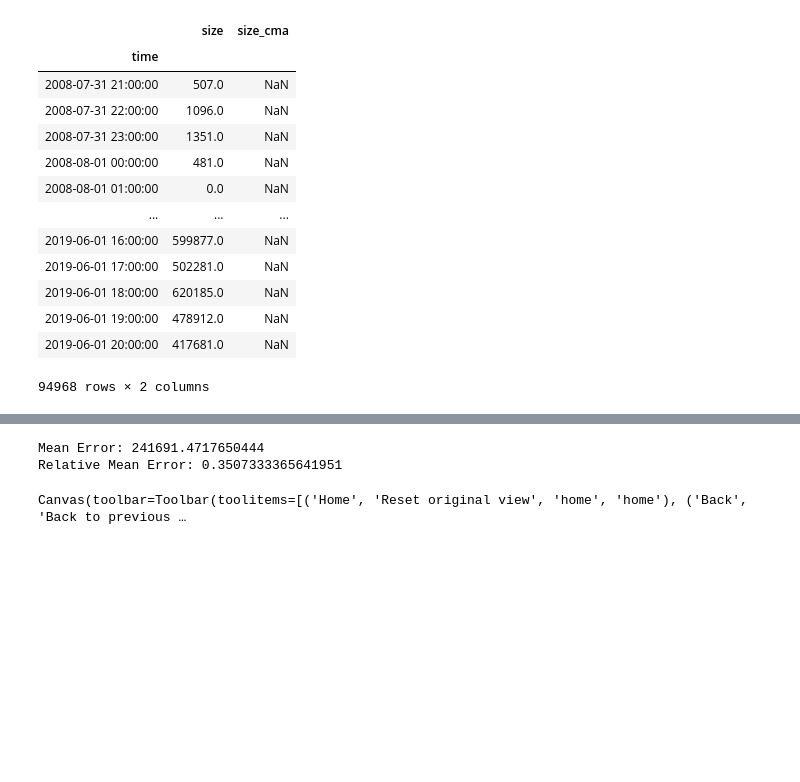
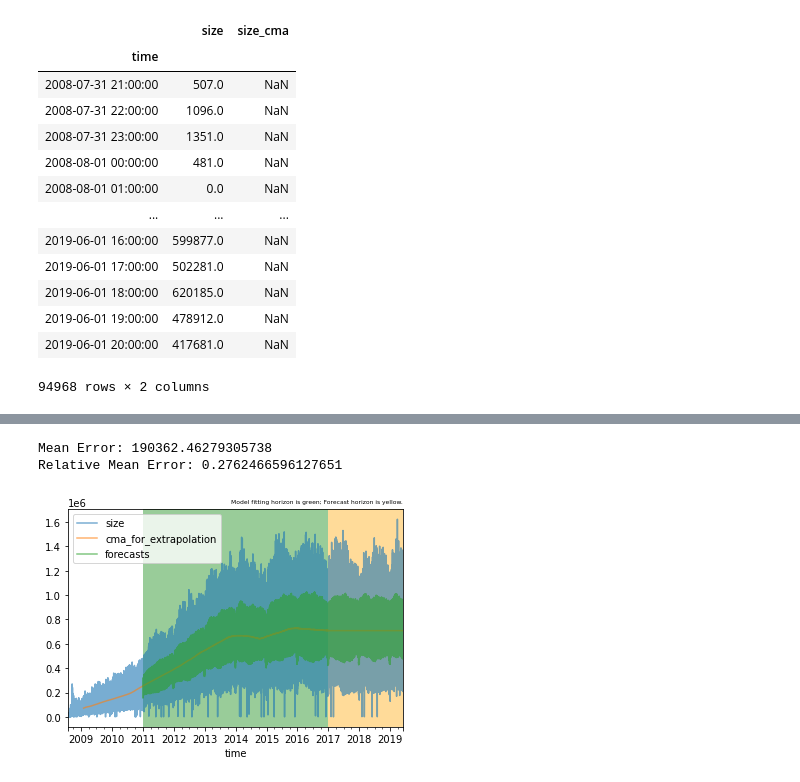
Before and after one commit to PerryXDeng/proj_stack_exchange, a Jupyter notebook: ts_analysis.ipynb, the cells around one changed output, grey strips where cells are left out. Saved outputs shown, nothing was run; the diff lists cells and outputs as text; code cells hidden in the pictures; blank space fills up the shorter version.

Commit message:
non interactive plots

```diff
--- a/ts_analysis.ipynb
+++ b/ts_analysis.ipynb
@@ -357,35 +357,35 @@ Canvas(toolbar=Toolbar(toolitems=[('Home', 'Reset original view', 'home', 'home'
 # %%
 # filter out high frequency terms ("noise"), low frequency terms (trend), and low amplitude terms and see if it fixes the issue without cheating
-# actually made predictions worse
+# actually made predictions slightly worse
 def dft_extrapolate_filtered_cpu(freqdom, num_datapoints, index_filter_conditions):
     n = freqdom.size
     amplitudes = np.absolute(freqdom)/n
     phaseshifts = np.angle(freqdom)
     frequencies = np.fft.fftfreq(n)
     ts = np.arange(0, num_datapoints)
     # wave = np.sum(generate_wave(np.expand_dims(ts, axis=1), amplitudes, frequencies, phaseshifts), axis=1)
     indices = np.arange(n)
     unfiltered_indices = indices[~index_filter_conditions]
     return np.sum(generate_wave(np.expand_dims(ts, axis=1), amplitudes[unfiltered_indices], frequencies[unfiltered_indices], phaseshifts[unfiltered_indices]), axis=1)
 
-filtered_indices = np.insert((periods_days < 5) + (periods_days > 365.25) + (amplitudes < 0.005),0,[True])
+filtered_indices = np.insert((periods_hours < 5) + (periods_days > 365.25) + (amplitudes < 0.005),0,[True])
 
 df['forecasts'] = np.nan
 forecasts = df['forecasts'].values.copy()
 num_extrapolations = len(df[fit_horizon_start:])
 extrapolation_indices = df.index >= fit_horizon_start
 forecasts[extrapolation_indices] = cmas[extrapolation_indices] *  (dft_extrapolate_filtered_cpu(signal_fft, num_extrapolations, filtered_indices) + 1)
 df['forecasts'] = forecasts
 df['errors'] = (df['forecasts'] - df['size']).abs()
 
 forecast_horizon = df[forecast_horizon_start:]
 print(f"Mean Error: {forecast_horizon['errors'].mean()}")
 print(f"Relative Mean Error: {forecast_horizon['errors'].mean()/forecast_horizon['size'].mean()}")
 plot_forecasts(df)
 # %% [output]
-Mean Error: 241691.4717650444
-Relative Mean Error: 0.3507333365641951
+Mean Error: 190362.46279305738
+Relative Mean Error: 0.2762466596127651
-Canvas(toolbar=Toolbar(toolitems=[('Home', 'Reset original view', 'home', 'home'), ('Back', 'Back to previous …
+[figure, added]
 # %%
 # filter out only low frequency terms (trend) and low amp terms and see if it fixes the issue without cheating
 # helps a little, will keep this change for future iterations
```
Also changed, not shown: parts of 14 cells of this notebook.
